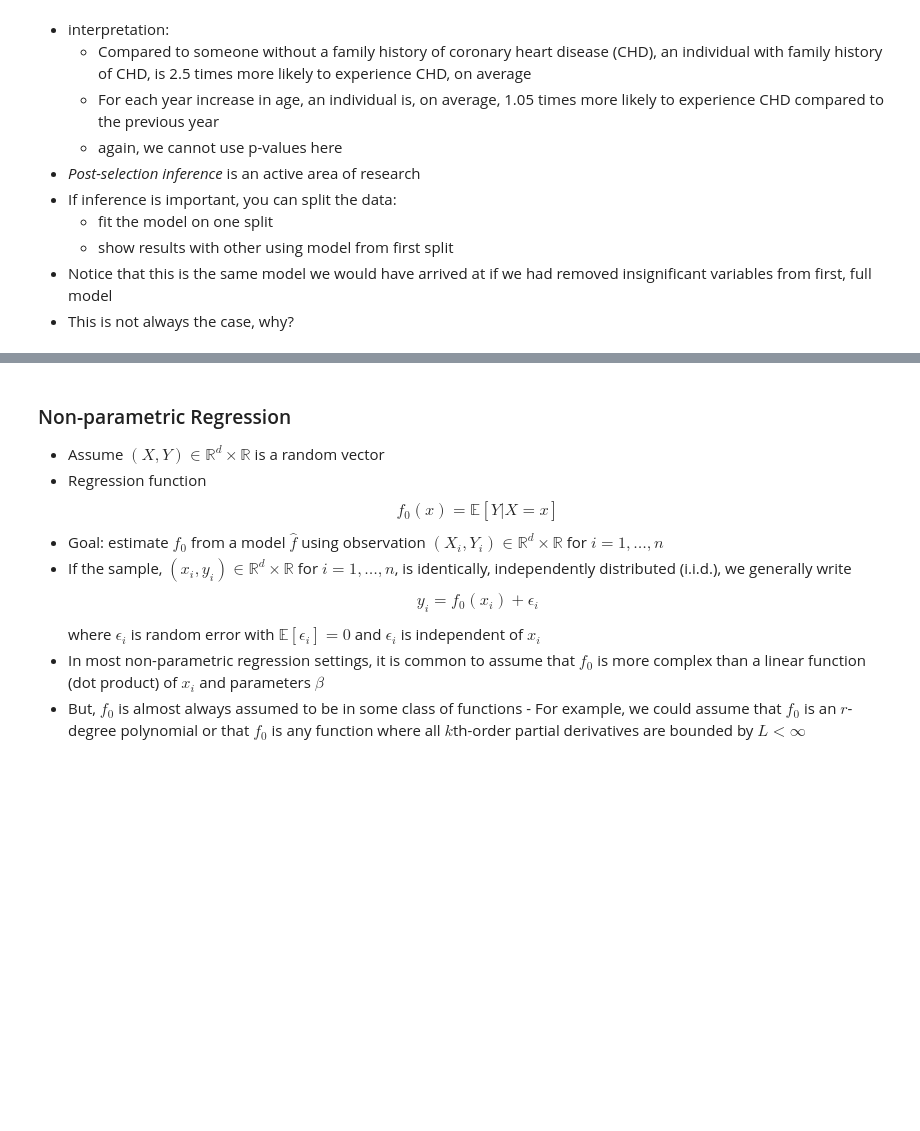
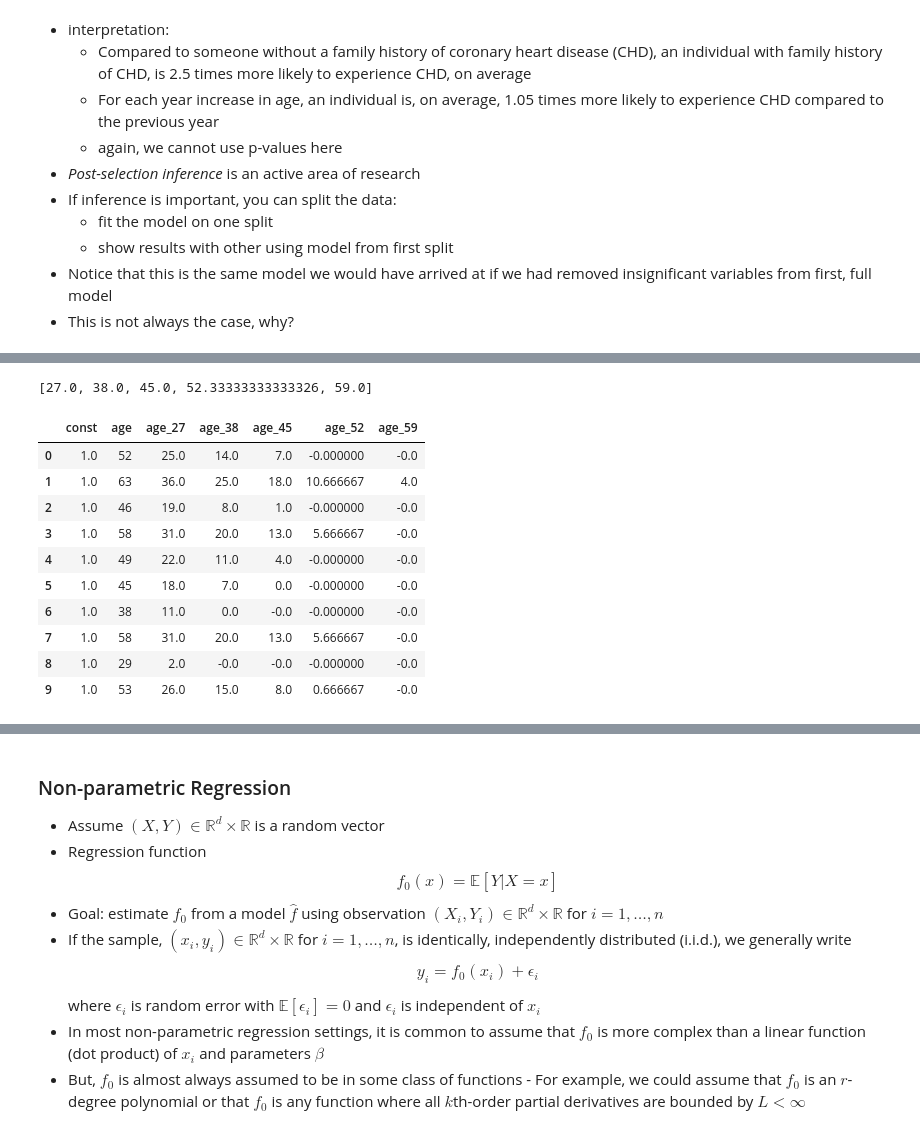
Before and after one commit to omesner/UMSTATS504, a Jupyter notebook: splines/splines.ipynb, the cells around one changed output, grey strips where cells are left out. Saved outputs shown, nothing was run; the diff lists cells and outputs as text; code cells hidden in the pictures; blank space fills up the shorter version.

```diff
--- a/splines/splines.ipynb
+++ b/splines/splines.ipynb
@@ -404,3 +404,40 @@ $$
 ![](./cubicSplinesESL.png)
 
 Image from Elements of Statistical Learning
+# %%
+def knot_placement(var, num):
+    '''
+    input:
+        var: variable as numpy series
+        num: number of knots
+    output: list of knot placed at quantile locations
+    '''
+    quants = [(x+1)/(num+1) for x in range(num)]
+    return(var.quantile(quants).tolist())
+
+def make_linear_splines(var, knot_locs):
+    '''return dataframe for continuous, linear basis'''
+    sp_dat = pd.DataFrame(var)
+    sp_dat = sm.add_constant(sp_dat)
+    for knot in knot_locs:
+        knot_name = var.name + "_" +str(int(np.round(knot)))
+        sp_dat[knot_name] = var.apply(lambda x: (x-knot)*(x>knot))
+    return(sp_dat)
+
+k_locs = knot_placement(dat['age'], 5)
+print(k_locs)
+lin_age = make_linear_splines(dat['age'], k_locs)
+lin_age.head(10)
+# %% [output]
+[27.0, 38.0, 45.0, 52.33333333333326, 59.0]
+|  | const | age | age_27 | age_38 | age_45 | age_52 | age_59 |
+| 0 | 1.0 | 52 | 25.0 | 14.0 | 7.0 | -0.000000 | -0.0 |
+| 1 | 1.0 | 63 | 36.0 | 25.0 | 18.0 | 10.666667 | 4.0 |
+| 2 | 1.0 | 46 | 19.0 | 8.0 | 1.0 | -0.000000 | -0.0 |
+| 3 | 1.0 | 58 | 31.0 | 20.0 | 13.0 | 5.666667 | -0.0 |
+| 4 | 1.0 | 49 | 22.0 | 11.0 | 4.0 | -0.000000 | -0.0 |
+| 5 | 1.0 | 45 | 18.0 | 7.0 | 0.0 | -0.000000 | -0.0 |
+| 6 | 1.0 | 38 | 11.0 | 0.0 | -0.0 | -0.000000 | -0.0 |
+| 7 | 1.0 | 58 | 31.0 | 20.0 | 13.0 | 5.666667 | -0.0 |
+| 8 | 1.0 | 29 | 2.0 | -0.0 | -0.0 | -0.000000 | -0.0 |
+| 9 | 1.0 | 53 | 26.0 | 15.0 | 8.0 | 0.666667 | -0.0 |
```
Also changed, not shown: parts of 19 cells of this notebook.
